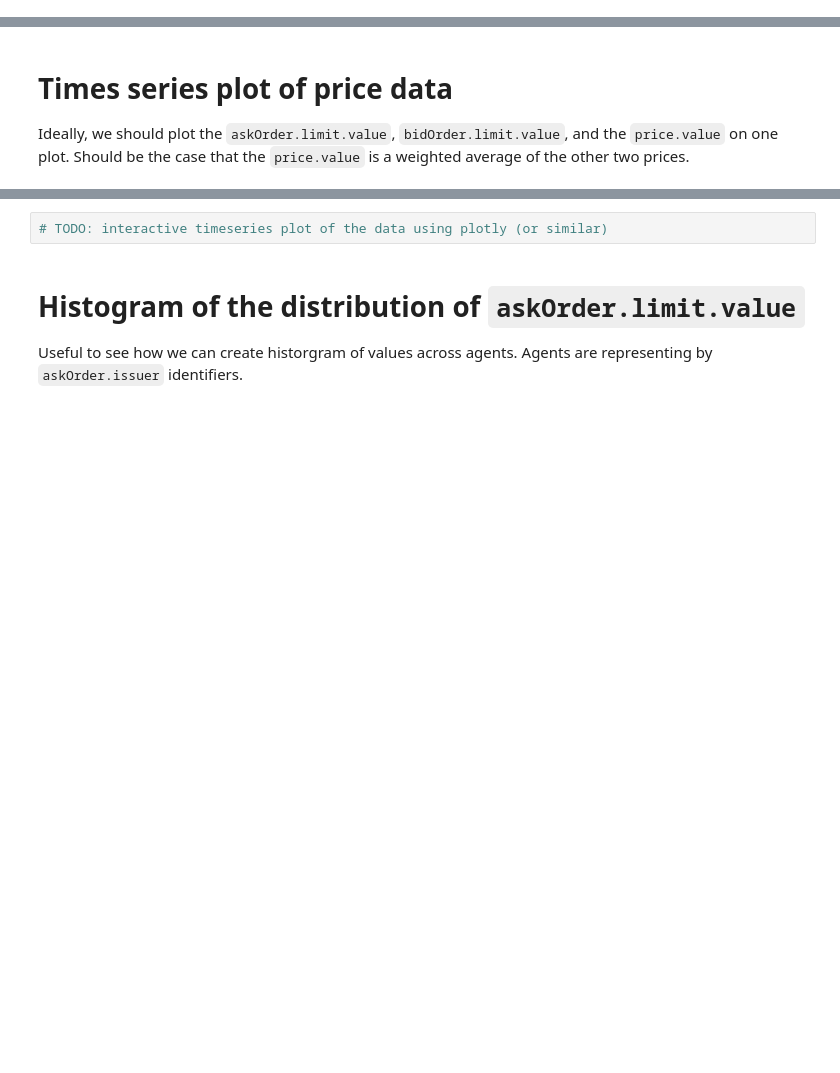
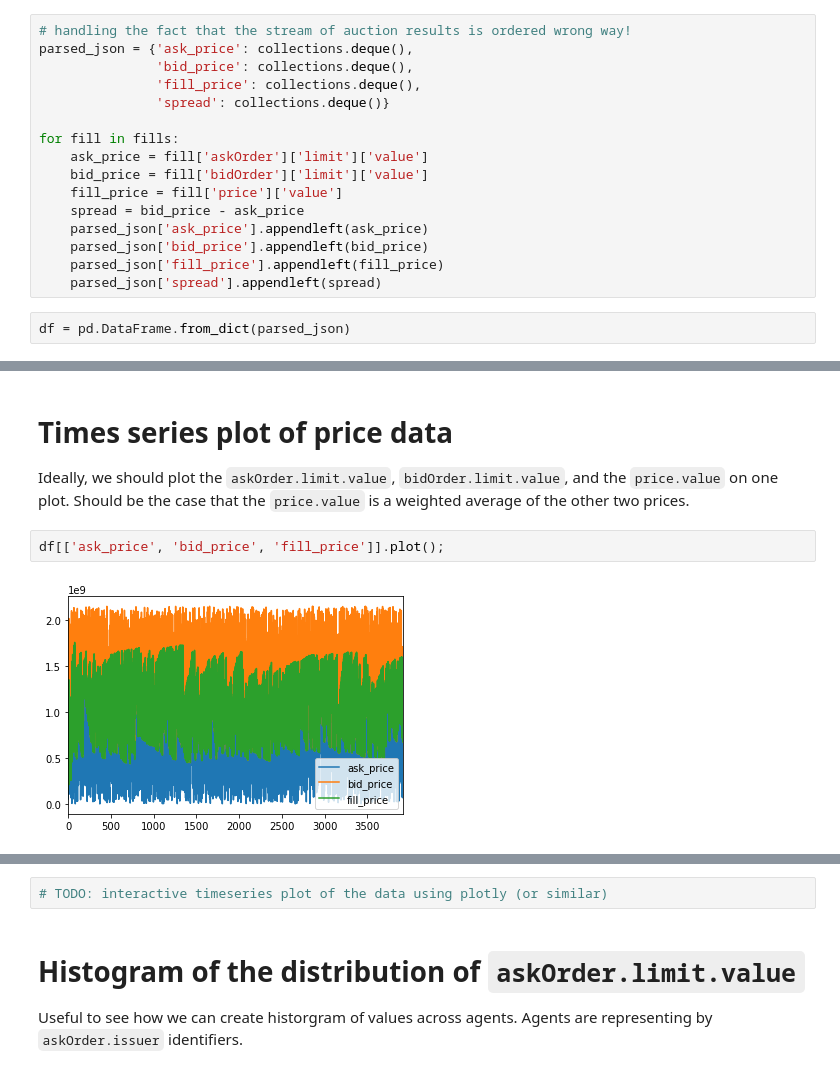
Before and after one commit to ScalABM/auctions-simulation-example, a Jupyter notebook: auctions-simulation.ipynb, the cells around one changed output, grey strips where cells are left out. Cells and saved outputs as stored; diff of their text form; blank space fills up the shorter version.

Commit message:
Added some hack solutions for parsing the raw JSON output and plotting results.

```diff
--- a/auctions-simulation.ipynb
+++ b/auctions-simulation.ipynb
@@ -40,0 +73,18 @@ df.tail()
+# %%
+# handling the fact that the stream of auction results is ordered wrong way!
+parsed_json = {'ask_price': collections.deque(),
+               'bid_price': collections.deque(),
+               'fill_price': collections.deque(),
+               'spread': collections.deque()}
+
+for fill in fills:
+    ask_price = fill['askOrder']['limit']['value']
+    bid_price = fill['bidOrder']['limit']['value']
+    fill_price = fill['price']['value']
+    spread = bid_price - ask_price
+    parsed_json['ask_price'].appendleft(ask_price)
+    parsed_json['bid_price'].appendleft(bid_price)
+    parsed_json['fill_price'].appendleft(fill_price)
+    parsed_json['spread'].appendleft(spread)
+# %%
+df = pd.DataFrame.from_dict(parsed_json)
@@ -42,3 +101,7 @@ df.tail()
 # Times series plot of price data
 
 Ideally, we should plot the `askOrder.limit.value`, `bidOrder.limit.value`, and the `price.value` on one plot.  Should be the case that the `price.value` is a weighted average of the other two prices.
+# %%
+df[['ask_price', 'bid_price', 'fill_price']].plot();
+# %% [output]
+[figure, added]
```
Also changed, not shown: parts of 10 cells of this notebook, 1 other file.
